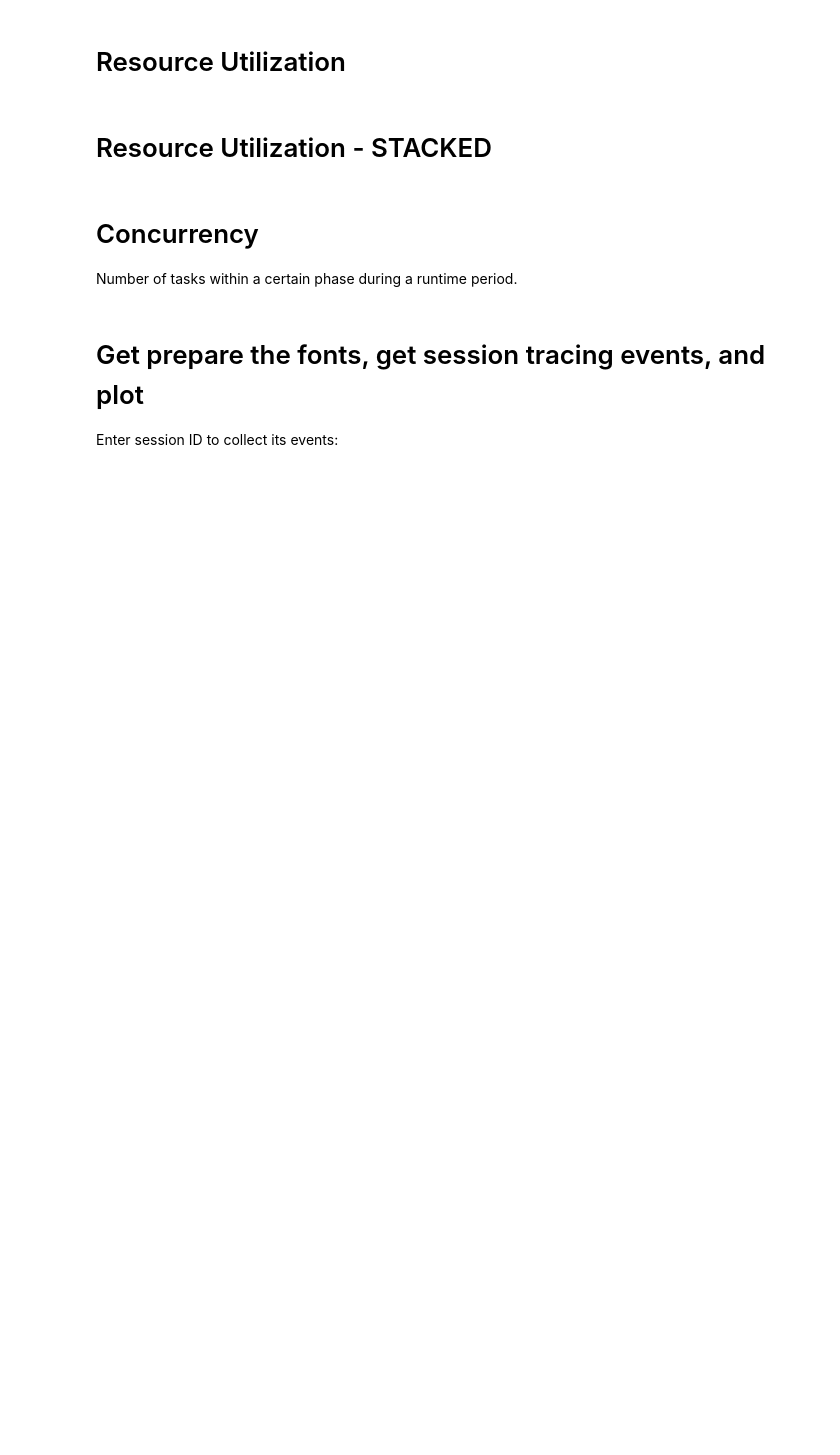
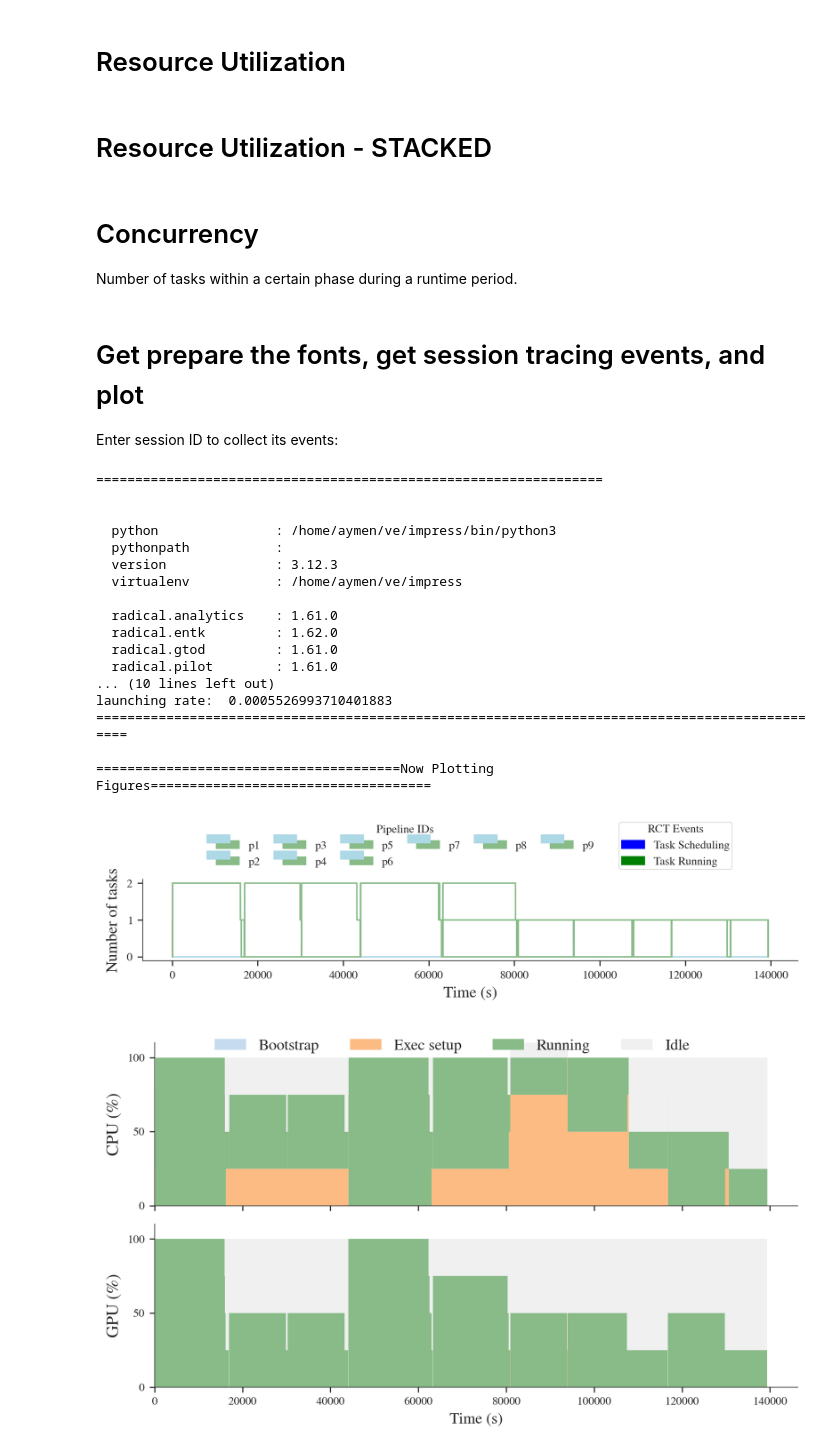
Before and after one commit to radical-experiments/impress-experiments, a Jupyter notebook: plots/radical-plotting.ipynb, the cells around one changed output. Saved outputs shown, nothing was run; the diff lists cells and outputs as text; code cells hidden in the pictures; blank space fills up the shorter version.

Commit message:
fix and add plots

```diff
--- a/plots/radical-plotting.ipynb
+++ b/plots/radical-plotting.ipynb
@@ -256,7 +257,7 @@ def plot_utilization(data, resources=None, save=False, with_metrics=False, color
     plt.tight_layout()
     plt.show()
 
-    plot_name = '%s.ru.png' % '.'.join(sid.rsplit('.', 2)[1:])
+    plot_name = 'amarel.%s.ru.png' % '.'.join(sid.rsplit('.', 2)[1:])
     fig.savefig(plot_name)
 
     if with_metrics:
@@ -386,7 +387,7 @@ def plot_utilization_stack(data, resources=None, save=False):
     plt.show()
 
     if save:
-        plot_name = '%s.ru.stack.png' % '.'.join(sid.rsplit('.', 2)[1:])
+        plot_name = 'amarel.%s.ru.stack.png' % '.'.join(sid.rsplit('.', 2)[1:])
         fig.savefig(os.path.join('.', plot_name))
 # %% [markdown]
 # Concurrency
@@ -484,7 +485,7 @@ def plot_concurrency(data, save=False, colors_range='shades'):
     plt.show()
 
     if save:
-        plot_name = '%s.concurrency.png' % '.'.join(data['sid'].rsplit('.', 2)[1:])
+        plot_name = 'amarel.%s.concurrency.png' % '.'.join(data['sid'].rsplit('.', 2)[1:])
         fig.savefig(os.path.join('.', plot_name))
 # %% [markdown]
 # Get prepare the fonts, get session tracing events, and plot
@@ -493,22 +494,46 @@ Enter session ID to collect its events:
 # %%
 print('=================================================================\n')
 ! radical-stack # the runs associated with this notebook used old RCT stack, so make sure to be consistent
 print('=================================================================\n')
 setup_fonts()
 
-! unzip data/amarel/rp.session.gpu005.amarel.rutgers.edu.ja961.020026.0000.zip
+session_zip = '../data/amarel/rp.session.gpu005.amarel.rutgers.edu.ja961.020026.0000.zip'
 
-sid = 'data/amarel/rp.session.gpu005.amarel.rutgers.edu.ja961.020026.0000'
+# Open the zip file and extract its contents
+with zipfile.ZipFile(session_zip, 'r') as zip_ref:
+    zip_ref.extractall('../data/amarel')
+
+sid = '../data/amarel/rp.session.gpu005.amarel.rutgers.edu.ja961.020026.0000'
 session = ra.Session(sid, 'radical.pilot')
 data = process_session(session)
 print('=================================================================\n')
 try:
     run_metrics(data, ntasks=None)
 except Exception as e:
     print(e)
 print('===============================================================================================\n')
 
 print('=======================================Now Plotting Figures====================================\n')
 plot_concurrency(data, save=True, colors_range='solid')
 plot_utilization_stack(data, resources=['cpu', 'gpu'], save=True)
 plot_utilization(data, resources=['cpu', 'gpu'], save=True, with_metrics=False, colors_range='shades')
+# %% [output]
+=================================================================
+
+
+  python               : /home/aymen/ve/impress/bin/python3
+  pythonpath           :
+  version              : 3.12.3
+  virtualenv           : /home/aymen/ve/impress
+
+  radical.analytics    : 1.61.0
+  radical.entk         : 1.62.0
+  radical.gtod         : 1.61.0
+  radical.pilot        : 1.61.0
+... (10 lines left out)
+launching rate:  0.0005526993710401883
+===============================================================================================
+
+=======================================Now Plotting Figures====================================
+[figure, added]
+[figure, added]
```
Also changed, not shown: parts of 3 cells of this notebook, 5 other files.
